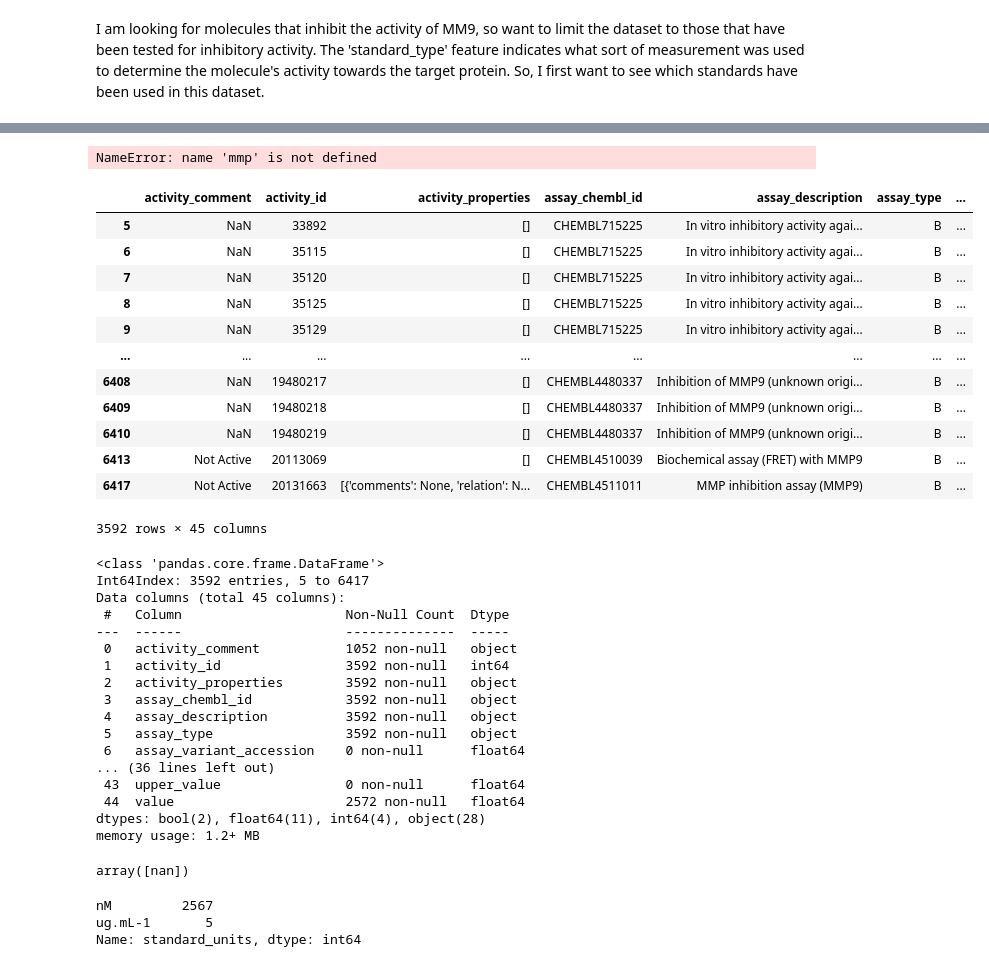
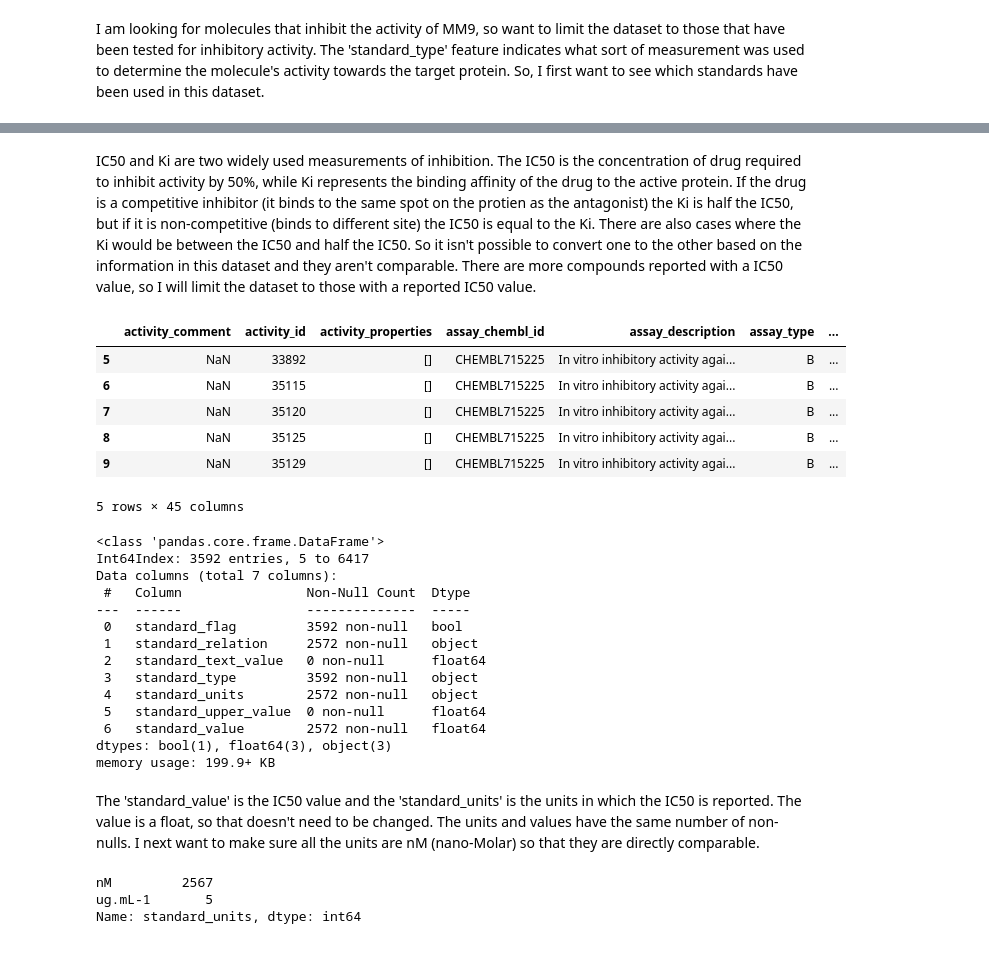
Before and after one commit to clreiner/MMP9DrugDiscovery, a Jupyter notebook: Drug_discovery.ipynb, the cells around one changed output, grey strips where cells are left out. Cells and saved outputs as stored; diff of their text form; code cells hidden in the pictures.

Commit message:
Added Comments

```diff
--- a/Drug_discovery.ipynb
+++ b/Drug_discovery.ipynb
@@ -138,50 +135,39 @@ Kcat/Km                              1
 % Ctrl                               1
 % Inhibition of Control Values       1
 Name: standard_type, dtype: int64
-# %%
-columns = ['standard_value', 'standard_type']
-mmp[columns].groupby('standard_type').mean()
-# %% [output]
-NameError: name 'mmp' is not defined
+# %% [markdown]
+IC50 and Ki are two widely used measurements of inhibition. The IC50 is the concentration of drug required to inhibit activity by 50%, while Ki represents the binding affinity of the drug to the active protein. If the drug is a competitive inhibitor (it binds to the same spot on the protien as the antagonist) the Ki is half the IC50, but if it is non-competitive (binds to different site) the IC50 is equal to the Ki. There are also cases where the Ki would be between the IC50 and half the IC50. So it isn't possible to convert one to the other based on the information in this dataset and they aren't comparable. There are more compounds reported with a IC50 value, so I will limit the dataset to those with a reported IC50 value.
 # %%
+# Limit dataset to those whose 'standard_type' is 'IC50'
 mmp = mmp.loc[mmp['standard_type']=='IC50']
-mmp
+mmp.head()
 # %% [output]
 |  | activity_comment | activity_id | activity_properties | assay_chembl_id | assay_description | assay_type | ... |
 | 5 | NaN | 33892 | [] | CHEMBL715225 | In vitro inhibitory activity agai... | B | ... |
 | 6 | NaN | 35115 | [] | CHEMBL715225 | In vitro inhibitory activity agai... | B | ... |
 | 7 | NaN | 35120 | [] | CHEMBL715225 | In vitro inhibitory activity agai... | B | ... |
 | 8 | NaN | 35125 | [] | CHEMBL715225 | In vitro inhibitory activity agai... | B | ... |
 | 9 | NaN | 35129 | [] | CHEMBL715225 | In vitro inhibitory activity agai... | B | ... |
-| ... | ... | ... | ... | ... | ... | ... | ... |
-| 6408 | NaN | 19480217 | [] | CHEMBL4480337 | Inhibition of MMP9 (unknown origi... | B | ... |
-| 6409 | NaN | 19480218 | [] | CHEMBL4480337 | Inhibition of MMP9 (unknown origi... | B | ... |
-| 6410 | NaN | 19480219 | [] | CHEMBL4480337 | Inhibition of MMP9 (unknown origi... | B | ... |
-| 6413 | Not Active | 20113069 | [] | CHEMBL4510039 | Biochemical assay (FRET) with MMP9 | B | ... |
-| 6417 | Not Active | 20131663 | [{'comments': None, 'relation': N... | CHEMBL4511011 | MMP inhibition assay (MMP9) | B | ... |
-3592 rows × 45 columns
+5 rows × 45 columns
 # %%
-mmp.info()
+# Look at datatype and null values for standards features
+standards = [x for x in mmp.columns if 'standard' in x]
+mmp[standards].info()
 # %% [output]
 <class 'pandas.core.frame.DataFrame'>
 Int64Index: 3592 entries, 5 to 6417
-Data columns (total 45 columns):
- #   Column                     Non-Null Count  Dtype
----  ------                     --------------  -----
- 0   activity_comment           1052 non-null   object
- 1   activity_id                3592 non-null   int64
- 2   activity_properties        3592 non-null   object
- 3   assay_chembl_id            3592 non-null   object
- 4   assay_description          3592 non-null   object
- 5   assay_type                 3592 non-null   object
- 6   assay_variant_accession    0 non-null      float64
-... (36 lines left out)
- 43  upper_value                0 non-null      float64
- 44  value                      2572 non-null   float64
-dtypes: bool(2), float64(11), int64(4), object(28)
-memory usage: 1.2+ MB
+Data columns (total 7 columns):
+ #   Column                Non-Null Count  Dtype
+---  ------                --------------  -----
+ 0   standard_flag         3592 non-null   bool
+ 1   standard_relation     2572 non-null   object
+ 2   standard_text_value   0 non-null      float64
+ 3   standard_type         3592 non-null   object
+ 4   standard_units        2572 non-null   object
+ 5   standard_upper_value  0 non-null      float64
+ 6   standard_value        2572 non-null   float64
+dtypes: bool(1), float64(3), object(3)
+memory usage: 199.9+ KB
-# %%
-mmp['standard_upper_value'].unique()
-# %% [output]
-array([nan])
+# %% [markdown]
+The 'standard_value' is the IC50 value and the 'standard_units' is the units in which the IC50 is reported. The value is a float, so that doesn't need to be changed. The units and values have the same number of non-nulls. I next want to make sure all the units are nM (nano-Molar) so that they are directly comparable.
 # %%
```
Also changed, not shown: parts of 47 cells of this notebook, 3 other files.
